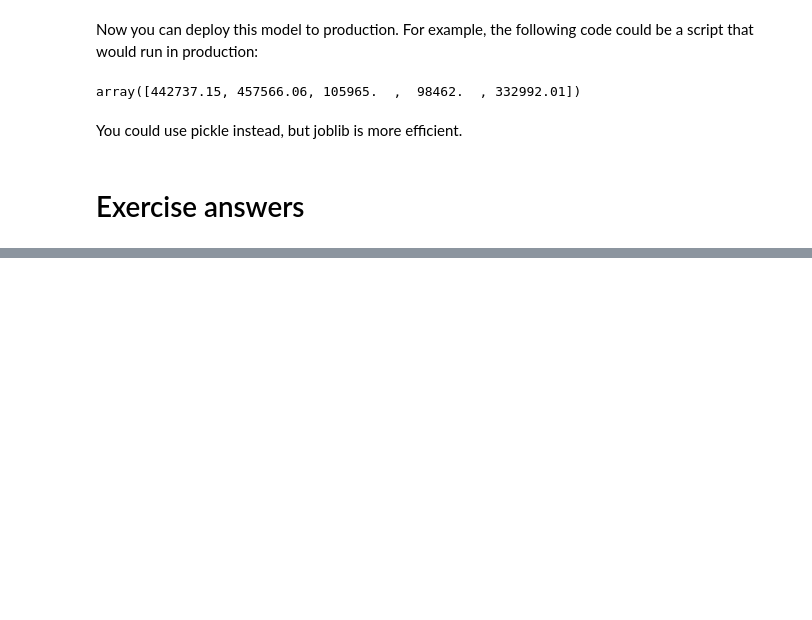
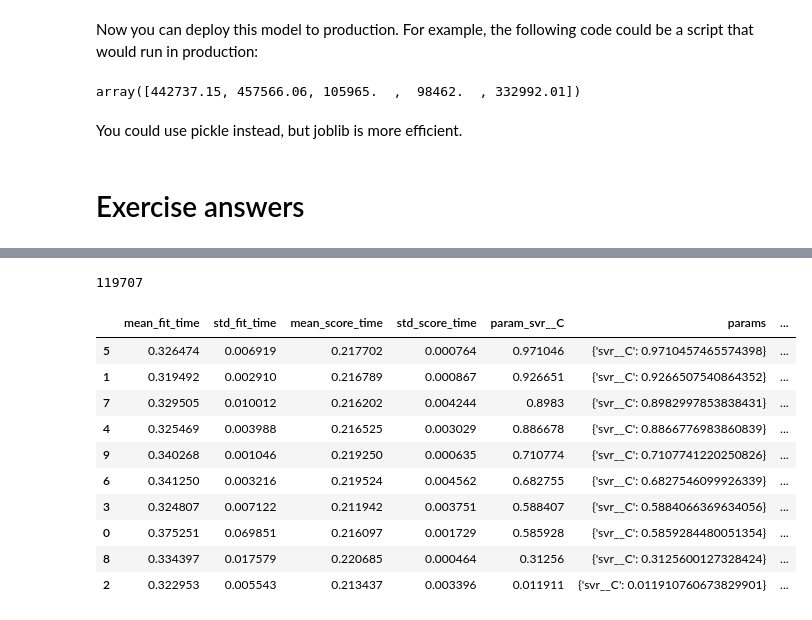
Before and after one commit to MiquelMarinoEspinosa/handson-ml3, a Jupyter notebook: 02_exercises.ipynb, the cells around one changed output, grey strips where cells are left out. Saved outputs shown, nothing was run; the diff lists cells and outputs as text; code cells hidden in the pictures; blank space fills up the shorter version.

```diff
--- a/02_exercises.ipynb
+++ b/02_exercises.ipynb
@@ -1585,0 +1588,5 @@ in Chapter 5. How does the best SVR predictor perform?
+# %%
+housing.info()
+housing_svr = housing[:5000]
+housing_labels_svr = housing_labels[:5000]
+housing_svr.info()
@@ -1585,0 +1611,18 @@ in Chapter 5. How does the best SVR predictor perform?
+# %%
+from sklearn.model_selection import GridSearchCV
+
+full_pipeline = Pipeline([
+    ("preprocessing", preprocessing),
+    ("svr", SVR()),
+])
+param_grid = [
+    {'svr__kernel': ['linear'],
+     'svr__C': [0.1, 0.5, 0.7]},
+    {'svr__kernel': ['rbf'],
+     'svr__gamma': ['scale', 'auto'],
+     'svr__C': [0.1, 0.5, 0.7],
+    },
+]
+grid_search_svr = GridSearchCV(full_pipeline, param_grid, cv=3,
+                           scoring='neg_root_mean_squared_error')
+grid_search_svr.fit(housing_svr, housing_labels_svr)
@@ -1585,0 +1697,6 @@ in Chapter 5. How does the best SVR predictor perform?
+# %%
+param_distribs = {'svr__C': uniform.rvs(loc=0, size=10)}
+randomized_search_svr = RandomizedSearchCV(
+    full_pipeline, param_distributions=param_distribs, n_iter=10, cv=3,
+    scoring='neg_root_mean_squared_error', random_state=42)
+randomized_search_svr.fit(housing_svr, housing_labels_svr)
@@ -1585,0 +1746,20 @@ in Chapter 5. How does the best SVR predictor perform?
+# %%
+-randomized_search_svr.best_score_.round().astype(np.int64)
+# %% [output]
+119707
+# %%
+cv_res = pd.DataFrame(randomized_search_svr.cv_results_)
+cv_res.sort_values(by="mean_test_score", ascending=False, inplace=True)
+cv_res
+# %% [output]
+|  | mean_fit_time | std_fit_time | mean_score_time | std_score_time | param_svr__C | params | ... |
+| 5 | 0.326474 | 0.006919 | 0.217702 | 0.000764 | 0.971046 | {'svr__C': 0.9710457465574398} | ... |
+| 1 | 0.319492 | 0.002910 | 0.216789 | 0.000867 | 0.926651 | {'svr__C': 0.9266507540864352} | ... |
+| 7 | 0.329505 | 0.010012 | 0.216202 | 0.004244 | 0.8983 | {'svr__C': 0.8982997853838431} | ... |
+| 4 | 0.325469 | 0.003988 | 0.216525 | 0.003029 | 0.886678 | {'svr__C': 0.8866776983860839} | ... |
+| 9 | 0.340268 | 0.001046 | 0.219250 | 0.000635 | 0.710774 | {'svr__C': 0.7107741220250826} | ... |
+| 6 | 0.341250 | 0.003216 | 0.219524 | 0.004562 | 0.682755 | {'svr__C': 0.6827546099926339} | ... |
+| 3 | 0.324807 | 0.007122 | 0.211942 | 0.003751 | 0.588407 | {'svr__C': 0.5884066369634056} | ... |
+| 0 | 0.375251 | 0.069851 | 0.216097 | 0.001729 | 0.585928 | {'svr__C': 0.5859284480051354} | ... |
+| 8 | 0.334397 | 0.017579 | 0.220685 | 0.000464 | 0.31256 | {'svr__C': 0.3125600127328424} | ... |
+| 2 | 0.322953 | 0.005543 | 0.213437 | 0.003396 | 0.011911 | {'svr__C': 0.011910760673829901} | ... |
```
Also changed, not shown: parts of 13 cells of this notebook.
